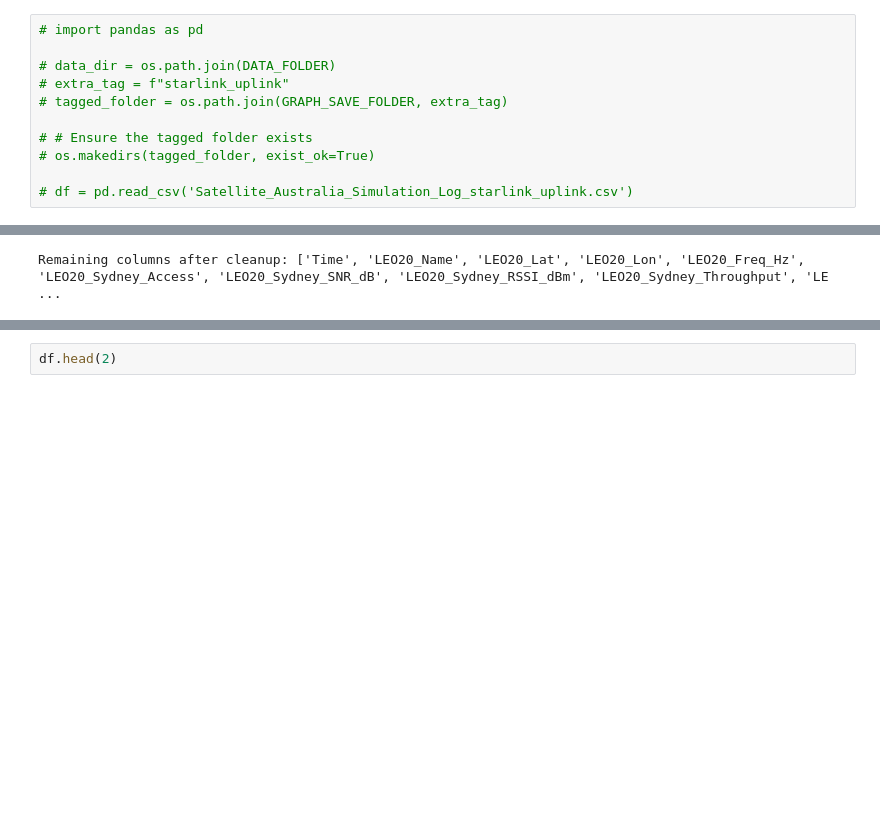
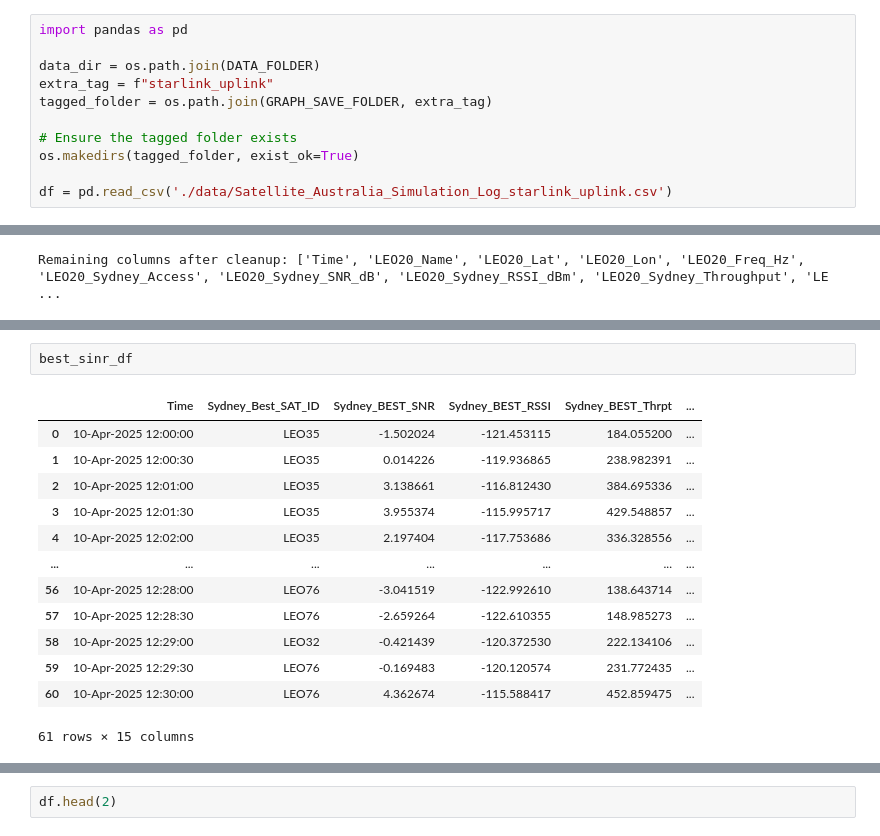
Before and after one commit to deol-satish/Sat-L4S, a Jupyter notebook: Graph Viz/main.ipynb, the cells around one changed output, grey strips where cells are left out. Cells and saved outputs as stored; diff of their text form; blank space fills up the shorter version.

```diff
--- a/Graph Viz/main.ipynb
+++ b/Graph Viz/main.ipynb
@@ -40,14 +40,14 @@ df = pd.read_csv('Satellite_Australia_Simulation_Log_starlink_downlink.csv')
 # %%
-# import pandas as pd
+import pandas as pd
 
-# data_dir = os.path.join(DATA_FOLDER)
-# extra_tag = f"starlink_uplink"
-# tagged_folder = os.path.join(GRAPH_SAVE_FOLDER, extra_tag)
+data_dir = os.path.join(DATA_FOLDER)
+extra_tag = f"starlink_uplink"
+tagged_folder = os.path.join(GRAPH_SAVE_FOLDER, extra_tag)
 
-# # Ensure the tagged folder exists
-# os.makedirs(tagged_folder, exist_ok=True)
+# Ensure the tagged folder exists
+os.makedirs(tagged_folder, exist_ok=True)
 
-# df = pd.read_csv('Satellite_Australia_Simulation_Log_starlink_uplink.csv')
+df = pd.read_csv('./data/Satellite_Australia_Simulation_Log_starlink_uplink.csv')
 # %%
 import pandas as pd
 import re
@@ -114,0 +306,16 @@ df.to_csv('Satellite_Australia_Simulation_Log_cleaned.csv')
+# %%
+best_sinr_df
+# %% [output]
+|  | Time | Sydney_Best_SAT_ID | Sydney_BEST_SNR | Sydney_BEST_RSSI | Sydney_BEST_Thrpt | ... |
+| 0 | 10-Apr-2025 12:00:00 | LEO35 | -1.502024 | -121.453115 | 184.055200 | ... |
+| 1 | 10-Apr-2025 12:00:30 | LEO35 | 0.014226 | -119.936865 | 238.982391 | ... |
+| 2 | 10-Apr-2025 12:01:00 | LEO35 | 3.138661 | -116.812430 | 384.695336 | ... |
+| 3 | 10-Apr-2025 12:01:30 | LEO35 | 3.955374 | -115.995717 | 429.548857 | ... |
+| 4 | 10-Apr-2025 12:02:00 | LEO35 | 2.197404 | -117.753686 | 336.328556 | ... |
+| ... | ... | ... | ... | ... | ... | ... |
+| 56 | 10-Apr-2025 12:28:00 | LEO76 | -3.041519 | -122.992610 | 138.643714 | ... |
+| 57 | 10-Apr-2025 12:28:30 | LEO76 | -2.659264 | -122.610355 | 148.985273 | ... |
+| 58 | 10-Apr-2025 12:29:00 | LEO32 | -0.421439 | -120.372530 | 222.134106 | ... |
+| 59 | 10-Apr-2025 12:29:30 | LEO76 | -0.169483 | -120.120574 | 231.772435 | ... |
+| 60 | 10-Apr-2025 12:30:00 | LEO76 | 4.362674 | -115.588417 | 452.859475 | ... |
+61 rows × 15 columns
```
Also changed, not shown: parts of 23 cells of this notebook, 19 other files.
